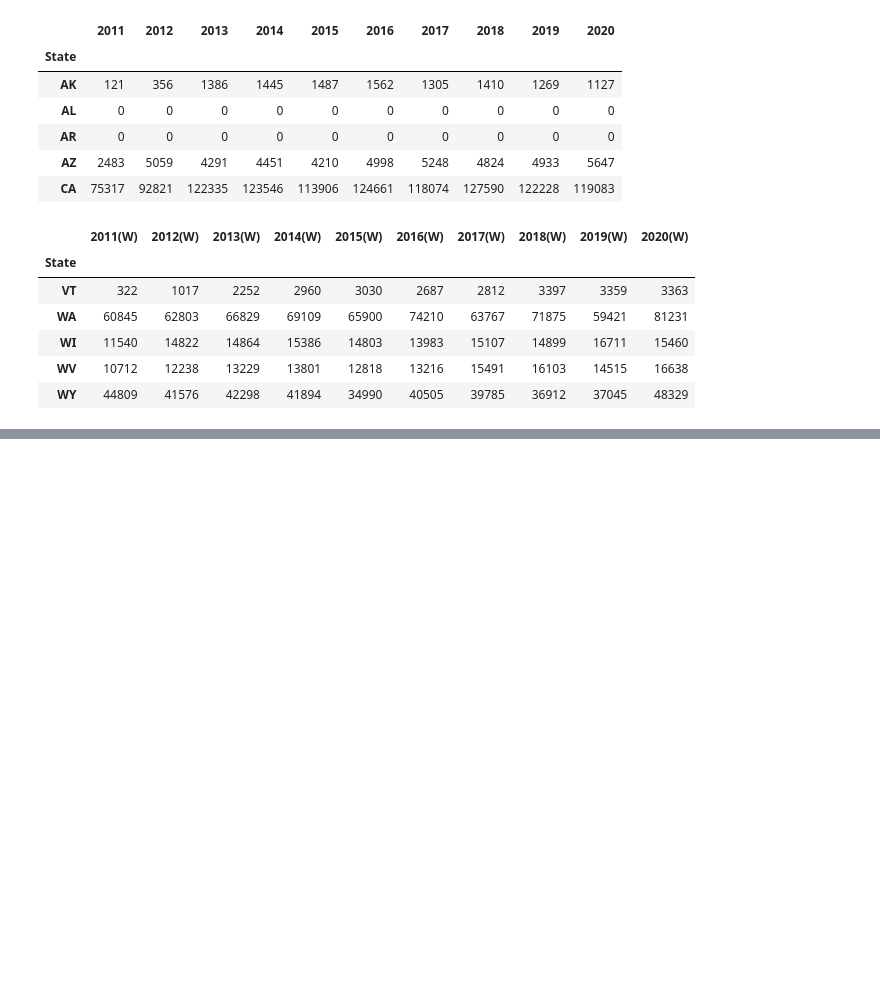
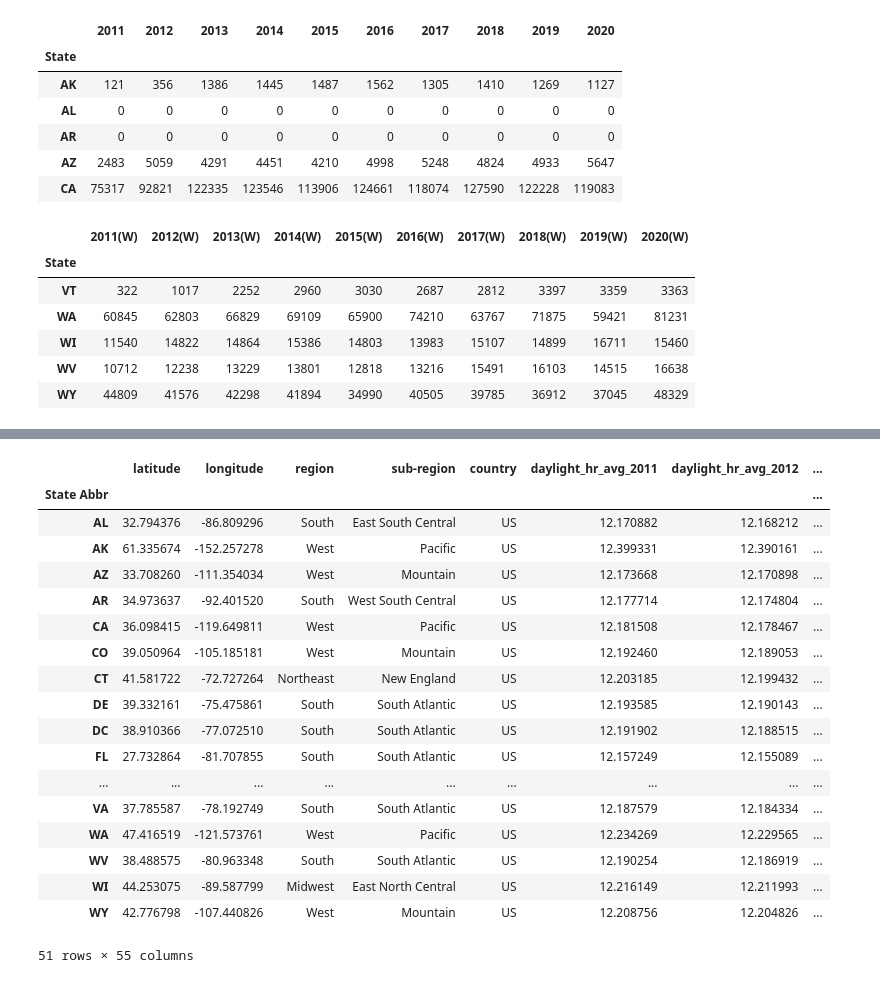
Before and after one commit to fraserclaire/Group3_Project4, a Jupyter notebook: ac/visuals_combined_and_renewable_energy.ipynb, the cells around one changed output, grey strips where cells are left out. Cells and saved outputs as stored; diff of their text form; code cells hidden in the pictures; blank space fills up the shorter version.

```diff
--- a/ac/visuals_combined_and_renewable_energy.ipynb
+++ b/ac/visuals_combined_and_renewable_energy.ipynb
@@ -954,0 +954,39 @@ modified_weather_energy_df
+# %%
+# Pivot the DataFrame to create new columns for max and min temperature for each year
+pivot_df = energy_and_weather.pivot_table(index=['State', 'State Abbr', 'latitude', 'longitude', 'region', 'sub-region', 'country'],
+                          columns='year',
+                          values=['max_temp_avg', 'min_temp_avg', 'daylight_hr_avg', 'rain_avg', 'snowfall_avg'])
+
+# Flatten the multi-level column index
+pivot_df.columns = [f'{col[0]}_{col[1]}' for col in pivot_df.columns]
+
+# Reset the index to make 'State', 'State Abbr', 'latitude', 'longitude', 'region', 'sub-region', 'country' as columns
+pivot_df.reset_index(inplace=True)
+
+# Reset the index to 'State Abbreviation'
+pivot_df = pivot_df.set_index('State Abbr')
+
+# Drop the 'State' column
+pivot_df.drop('State', axis=1, inplace=True)
+
+pivot_df
+# %% [output]
+|  | latitude | longitude | region | sub-region | country | daylight_hr_avg_2011 | daylight_hr_avg_2012 | ... |
+| State Abbr |  |  |  |  |  |  |  | ... |
+| AL | 32.794376 | -86.809296 | South | East South Central | US | 12.170882 | 12.168212 | ... |
+| AK | 61.335674 | -152.257278 | West | Pacific | US | 12.399331 | 12.390161 | ... |
+| AZ | 33.708260 | -111.354034 | West | Mountain | US | 12.173668 | 12.170898 | ... |
+| AR | 34.973637 | -92.401520 | South | West South Central | US | 12.177714 | 12.174804 | ... |
+| CA | 36.098415 | -119.649811 | West | Pacific | US | 12.181508 | 12.178467 | ... |
+| CO | 39.050964 | -105.185181 | West | Mountain | US | 12.192460 | 12.189053 | ... |
+| CT | 41.581722 | -72.727264 | Northeast | New England | US | 12.203185 | 12.199432 | ... |
+| DE | 39.332161 | -75.475861 | South | South Atlantic | US | 12.193585 | 12.190143 | ... |
+| DC | 38.910366 | -77.072510 | South | South Atlantic | US | 12.191902 | 12.188515 | ... |
+| FL | 27.732864 | -81.707855 | South | South Atlantic | US | 12.157249 | 12.155089 | ... |
+| ... | ... | ... | ... | ... | ... | ... | ... | ... |
+| VA | 37.785587 | -78.192749 | South | South Atlantic | US | 12.187579 | 12.184334 | ... |
+| WA | 47.416519 | -121.573761 | West | Pacific | US | 12.234269 | 12.229565 | ... |
+| WV | 38.488575 | -80.963348 | South | South Atlantic | US | 12.190254 | 12.186919 | ... |
+| WI | 44.253075 | -89.587799 | Midwest | East North Central | US | 12.216149 | 12.211993 | ... |
+| WY | 42.776798 | -107.440826 | West | Mountain | US | 12.208756 | 12.204826 | ... |
+51 rows × 55 columns
```
Also changed, not shown: parts of 20 cells of this notebook, 2 other files.
